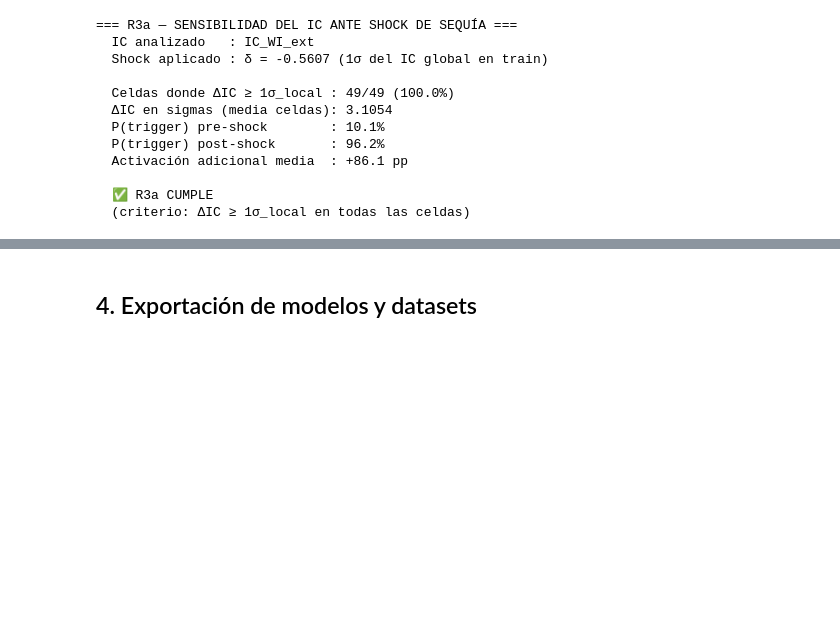
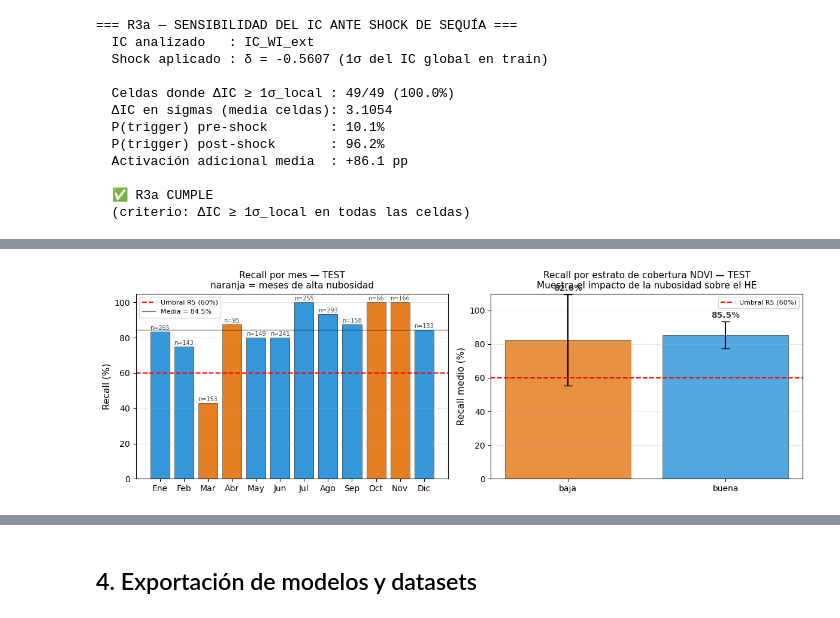
Before and after one commit to MpaulaPo/ProyectoFinal_RedCafe, a Jupyter notebook: notebooks/02_IC_construccion.ipynb, the cells around one changed output, grey strips where cells are left out. Cells and saved outputs as stored; diff of their text form; code cells hidden in the pictures; blank space fills up the shorter version.

Commit message:
feat: incluir en IC gráficos de recall por mes

```diff
--- a/notebooks/02_IC_construccion.ipynb
+++ b/notebooks/02_IC_construccion.ipynb
@@ -1984,0 +2044,90 @@ df_shock.to_csv(f'{OUTPUT_DIR}/R3a_sensibilidad_shock.csv', index=False)
+# %%
+# =====================================================================
+# Recall por estrato de cobertura NDVI — TEST set
+# Muestra por qué el HE es bajo en meses de alta nubosidad
+# =====================================================================
+
+# Calcular recall por mes en TEST
+meses = sorted(df_test['mes'].unique())
+recall_por_mes = []
+
+p10_ic_train   = df_train[IC_SELECCIONADO].quantile(0.10)
+p10_ndvi_train = df_train['NDVI_anom'].quantile(0.10)
+
+for mes in meses:
+    sub = df_test[
+        (df_test['mes'] == mes) &
+        df_test[[IC_SELECCIONADO, 'NDVI_anom']].notna().all(axis=1)
+    ]
+    if len(sub) < 5:
+        recall_por_mes.append({'mes': mes, 'recall': np.nan,
+                                'n': len(sub), 'cobertura': 'insuficiente'})
+        continue
+    mask_ext = sub['NDVI_anom'] < p10_ndvi_train
+    mask_ic  = sub[IC_SELECCIONADO] < p10_ic_train
+    recall   = (mask_ic[mask_ext]).mean() * 100 if mask_ext.sum() > 0 else np.nan
+    estrato  = 'baja' if mes in MESES_BAJA_COBERTURA else 'buena'
+    recall_por_mes.append({'mes': mes, 'recall': recall,
+                            'n': len(sub), 'cobertura': estrato})
+
+df_recall_mes = pd.DataFrame(recall_por_mes)
+
+fig, axes = plt.subplots(1, 2, figsize=(12, 4))
+
+# Panel izq — Recall por mes
+ax = axes[0]
+colores_mes = ['#E67E22' if r['cobertura'] == 'baja' else '#3498DB'
+               for _, r in df_recall_mes.iterrows()]
+bars = ax.bar(df_recall_mes['mes'], df_recall_mes['recall'],
+              color=colores_mes, edgecolor='black', linewidth=0.4)
+ax.axhline(60, color='red', linestyle='--', linewidth=1.5,
+           label='Umbral R5 (60%)')
+ax.axhline(df_recall_mes['recall'].mean(), color='black',
+           linestyle='-', linewidth=1, alpha=0.5,
+           label=f'Media = {df_recall_mes["recall"].mean():.1f}%')
+ax.set_xticks(meses)
+ax.set_xticklabels([NOMBRE_MES[m] for m in meses])
+ax.set_ylabel('Recall (%)', fontsize=11)
+ax.set_title('Recall por mes — TEST\n'
+             'naranja = meses de alta nubosidad', fontsize=11)
+ax.legend(fontsize=8)
+ax.grid(True, alpha=0.3, axis='y')
+# Anotar n por mes
+for bar, row in zip(bars, df_recall_mes.itertuples()):
+    if not np.isnan(row.recall):
+        ax.text(bar.get_x() + bar.get_width()/2,
+                bar.get_height() + 1,
+                f'n={row.n}', ha='center', fontsize=7, color='#444441')
+
+# Panel der — Recall por estrato
+ax = axes[1]
+resumen_estrato = df_recall_mes.groupby('cobertura')['recall'].agg(
+    ['mean', 'std', 'count']).reset_index()
+
+colores_barras = {'buena': '#3498DB', 'baja': '#E67E22',
+                  'insuficiente': '#888780'}
+for _, row in resumen_estrato.iterrows():
+    color = colores_barras.get(row['cobertura'], '#888780')
+    ax.bar(row['cobertura'], row['mean'], color=color,
+           edgecolor='black', linewidth=0.4,
+           yerr=row['std'], capsize=5, alpha=0.85)
+    ax.text(row['cobertura'], row['mean'] + row['std'] + 2,
+            f"{row['mean']:.1f}%", ha='center', fontsize=10,
+            fontweight='bold', color='#444441')
+
+ax.axhline(60, color='red', linestyle='--', linewidth=1.5,
+           label='Umbral R5 (60%)')
+ax.set_ylabel('Recall medio (%)', fontsize=11)
+ax.set_title('Recall por estrato de cobertura NDVI — TEST\n'
+             'Muestra el impacto de la nubosidad sobre el HE', fontsize=11)
+ax.legend(fontsize=8)
+ax.grid(True, alpha=0.3, axis='y')
+ax.set_ylim(0, 110)
+
+plt.tight_layout()
+plt.savefig(f'{OUTPUT_DIR}/recall_por_estrato_test.png',
+            dpi=150, bbox_inches='tight')
+plt.show()
+print('Guardado: recall_por_estrato_test.png')
+# %% [output]
+[figure, added]
```
Also changed, not shown: parts of 5 cells of this notebook, 3 other files.
